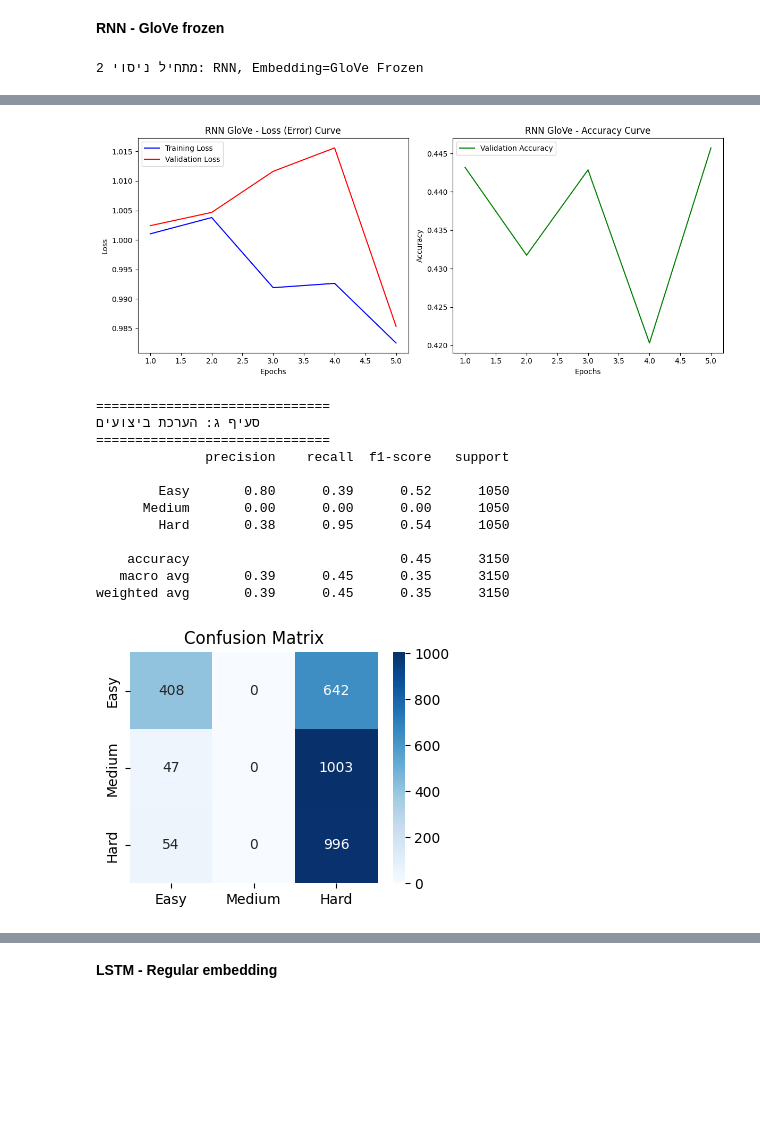
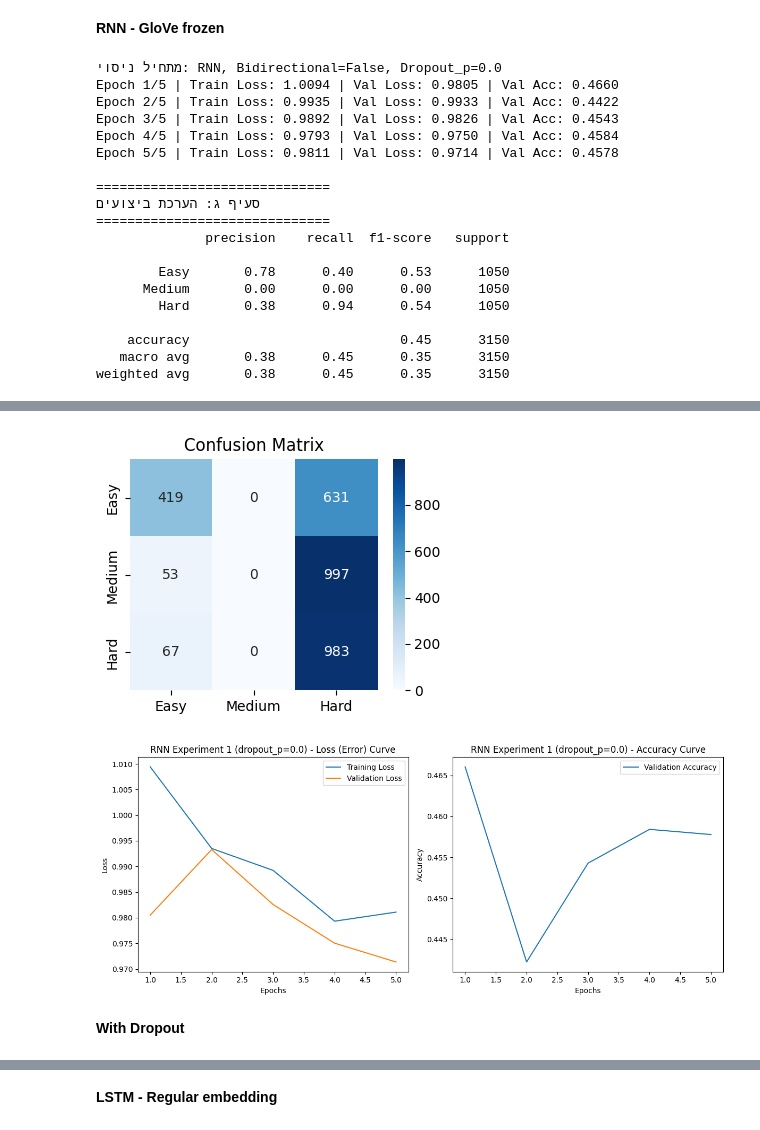
Before and after one commit to eliyahuav/NLP-project, a Jupyter notebook: PART5_Deep Learning for Text Classification.ipynb, the cells around one changed output, grey strips where cells are left out. Cells and saved outputs as stored; diff of their text form; code cells hidden in the pictures; blank space fills up the shorter version.

```diff
--- a/PART5_Deep Learning for Text Classification.ipynb
+++ b/PART5_Deep Learning for Text Classification.ipynb
@@ -567,15 +654,55 @@ weighted avg       0.45      0.38      0.26      3150
 **RNN - GloVe frozen**
 # %%
 # ניסוי 2: RNN + GloVe (Frozen)
+
 MODEL_TYPE = 'RNN'
 IS_BIDIRECTIONAL = False
-EMBED_MAT = embedding_weights # וודאו שמשתנה זה הוגדר בשלב ה-Embedding
+EMBED_MAT = embedding_weights
 
-print(f"מתחיל ניסוי 2: {MODEL_TYPE}, Embedding=GloVe Frozen")
-model_2 = FlexibleModel(36543, 100, 128, 3, n_layers=1, model_type=MODEL_TYPE, bidirectional=IS_BIDIRECTIONAL, embedding_matrix=EMBED_MAT)
-history_2 = run_experiment(model_2, train_loader, test_loader, epochs=5)
+# =========================
+# שינוי #5: הוספת DROPOUT_P כדי לשלוט בניסוי
+# =========================
+DROPOUT_P = 0.0  # <-- ניסוי ללא Dropout (לניסוי עם Dropout: 0.2 למשל)
 
-plot_training_history(history_2, model_name="RNN GloVe")
-print_evaluation_section_c(model_2, test_loader)
+# א. הגדרת המודל
+model_1 = FlexibleModel(
+    vocab_size=36543,
+    embed_dim=100,
+    hidden_dim=128,
+    output_dim=3,
+    n_layers=1,
+    model_type=MODEL_TYPE,
+    bidirectional=IS_BIDIRECTIONAL,
+    embedding_matrix=EMBED_MAT,
+    dropout_p=DROPOUT_P  # <-- שינוי #6: זה הפרמטר שמכבה/מדליק בפועל
+)
+
+# ב. אימון המודל
+print(f"מתחיל ניסוי: {MODEL_TYPE}, Bidirectional={IS_BIDIRECTIONAL}, Dropout_p={DROPOUT_P}")
+history_1 = run_experiment(model_1, train_loader, val_loader, epochs=5)
+
+# ג. הערכת ביצועים
+print_evaluation_section_c(model_1, test_loader)
+
+# הדפסת הגרף של סעיף ב.2
+plot_training_history(history_1, model_name=f"{MODEL_TYPE} Experiment 1 (dropout_p={DROPOUT_P})")
 # %% [output]
-מתחיל ניסוי 2: RNN, Embedding=GloVe Frozen
+מתחיל ניסוי: RNN, Bidirectional=False, Dropout_p=0.0
+Epoch 1/5 | Train Loss: 1.0094 | Val Loss: 0.9805 | Val Acc: 0.4660
+Epoch 2/5 | Train Loss: 0.9935 | Val Loss: 0.9933 | Val Acc: 0.4422
+Epoch 3/5 | Train Loss: 0.9892 | Val Loss: 0.9826 | Val Acc: 0.4543
+Epoch 4/5 | Train Loss: 0.9793 | Val Loss: 0.9750 | Val Acc: 0.4584
+Epoch 5/5 | Train Loss: 0.9811 | Val Loss: 0.9714 | Val Acc: 0.4578
+
+==============================
+סעיף ג: הערכת ביצועים
+==============================
+              precision    recall  f1-score   support
+
+        Easy       0.78      0.40      0.53      1050
+      Medium       0.00      0.00      0.00      1050
+        Hard       0.38      0.94      0.54      1050
+
+    accuracy                           0.45      3150
+   macro avg       0.38      0.45      0.35      3150
+weighted avg       0.38      0.45      0.35      3150
@@ -587,14 +709,4 @@ Epoch 5: Train Loss: 0.9825, Val Loss: 0.9853, Val Acc: 0.4457
-[figure, old version]
+[figure, new version]
-==============================
-סעיף ג: הערכת ביצועים
-==============================
-              precision    recall  f1-score   support
-
-        Easy       0.80      0.39      0.52      1050
-      Medium       0.00      0.00      0.00      1050
-        Hard       0.38      0.95      0.54      1050
-
-    accuracy                           0.45      3150
-   macro avg       0.39      0.45      0.35      3150
-weighted avg       0.39      0.45      0.35      3150
-[figure, old version]
+[figure, new version]
+# %% [markdown]
+**With Dropout**
```
Also changed, not shown: parts of 17 cells of this notebook.
